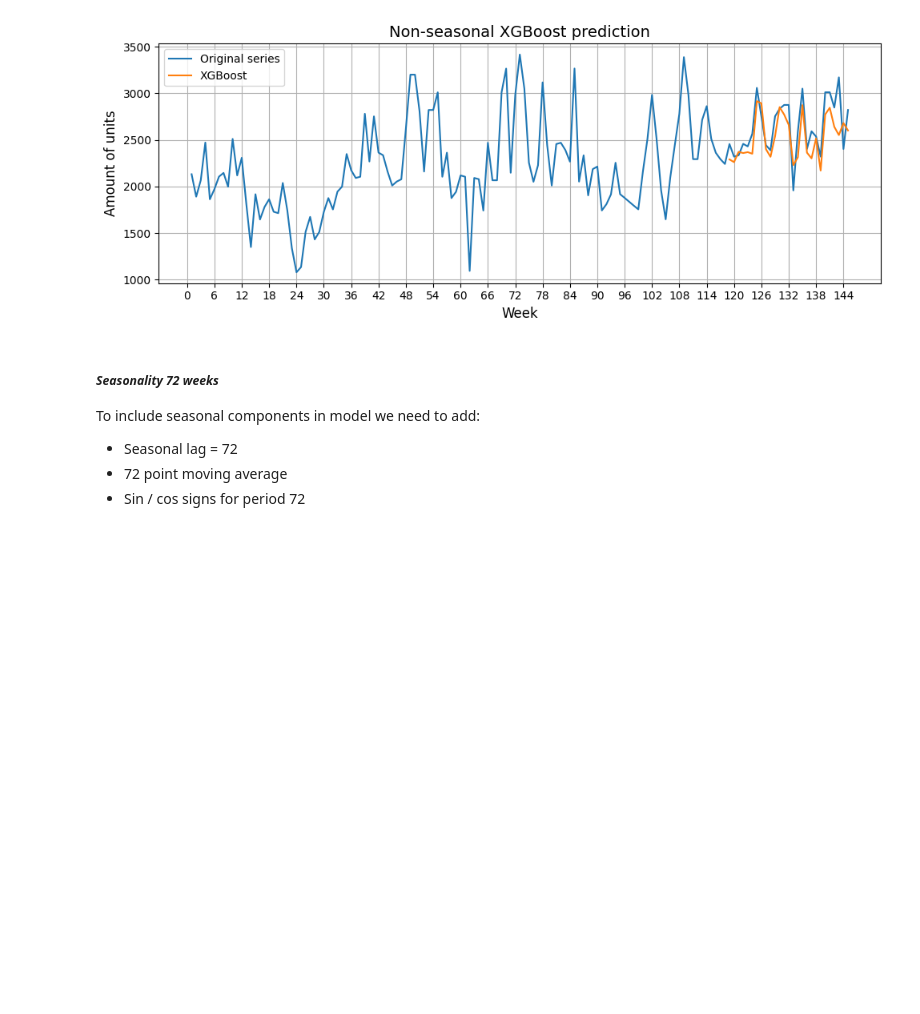
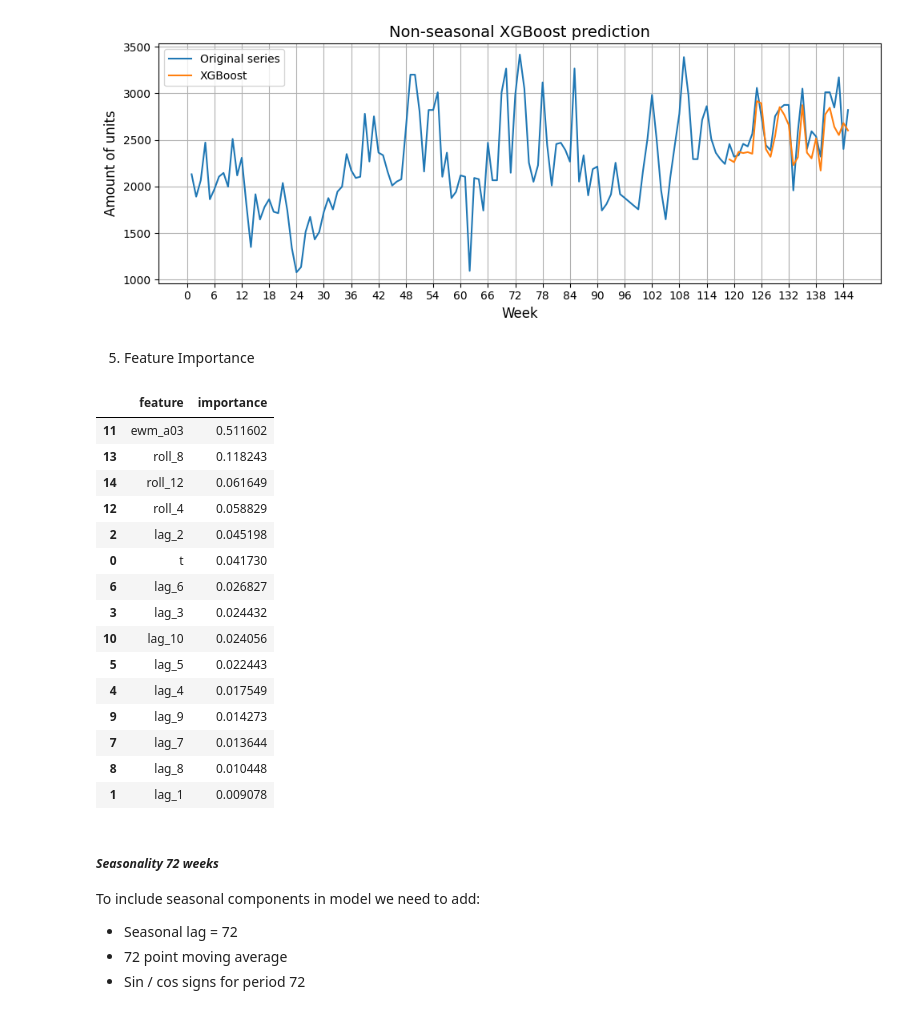
Before and after one commit to AwanRaskall/ml-demand-driven-order-planning, a Jupyter notebook: product_demand_prediction.ipynb, the cells around one changed output. Drawn from its saved outputs; the diff is of its cells as text; code cells hidden in the pictures; blank space fills up the shorter version.

```diff
--- a/product_demand_prediction.ipynb
+++ b/product_demand_prediction.ipynb
@@ -996,6 +996,32 @@ y_pred_xgb = pd.Series(y_pred_xgb , index = X_test_xgb.index)
 plot_graph(df_work['num_units'], y_pred_xgb, title = 'Non-seasonal XGBoost prediction', labels = ['Original series', 'XGBoost'], legend = True)
 # %% [output]
 [figure]
+# %% [markdown]
+5. Feature Importance
+# %%
+fi = pd.DataFrame({
+ 'feature': X_train_xgb.columns,
+ 'importance': search.best_estimator_.feature_importances_}
+)
+
+fi.sort_values('importance', ascending=False)
+# %% [output]
+|  | feature | importance |
+| 11 | ewm_a03 | 0.511602 |
+| 13 | roll_8 | 0.118243 |
+| 14 | roll_12 | 0.061649 |
+| 12 | roll_4 | 0.058829 |
+| 2 | lag_2 | 0.045198 |
+| 0 | t | 0.041730 |
+| 6 | lag_6 | 0.026827 |
+| 3 | lag_3 | 0.024432 |
+| 10 | lag_10 | 0.024056 |
+| 5 | lag_5 | 0.022443 |
+| 4 | lag_4 | 0.017549 |
+| 9 | lag_9 | 0.014273 |
+| 7 | lag_7 | 0.013644 |
+| 8 | lag_8 | 0.010448 |
+| 1 | lag_1 | 0.009078 |
 # %% [markdown]
 ##### _Seasonality 72 weeks_
 
```
Also changed, not shown: parts of 9 cells of this notebook.
